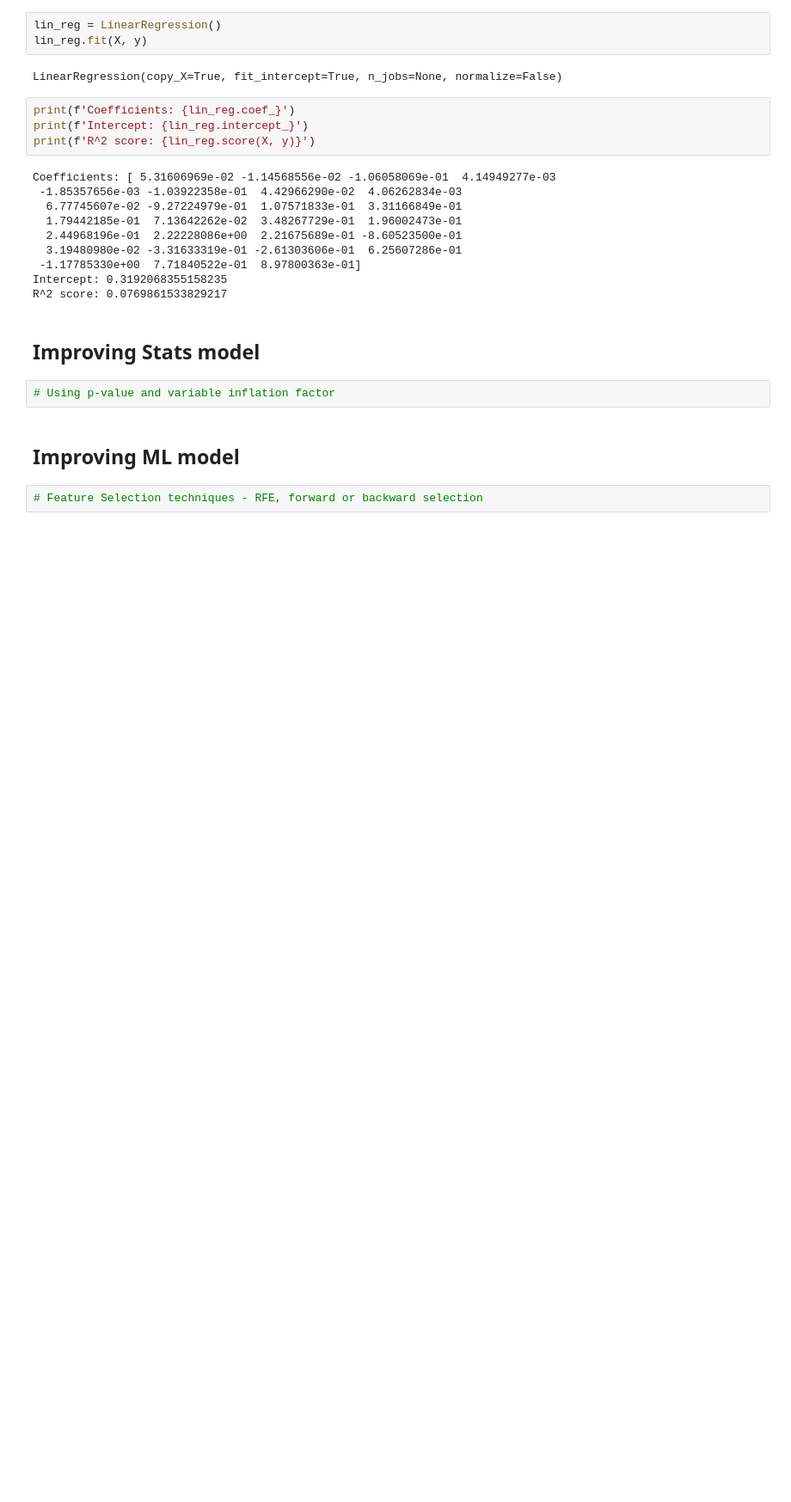
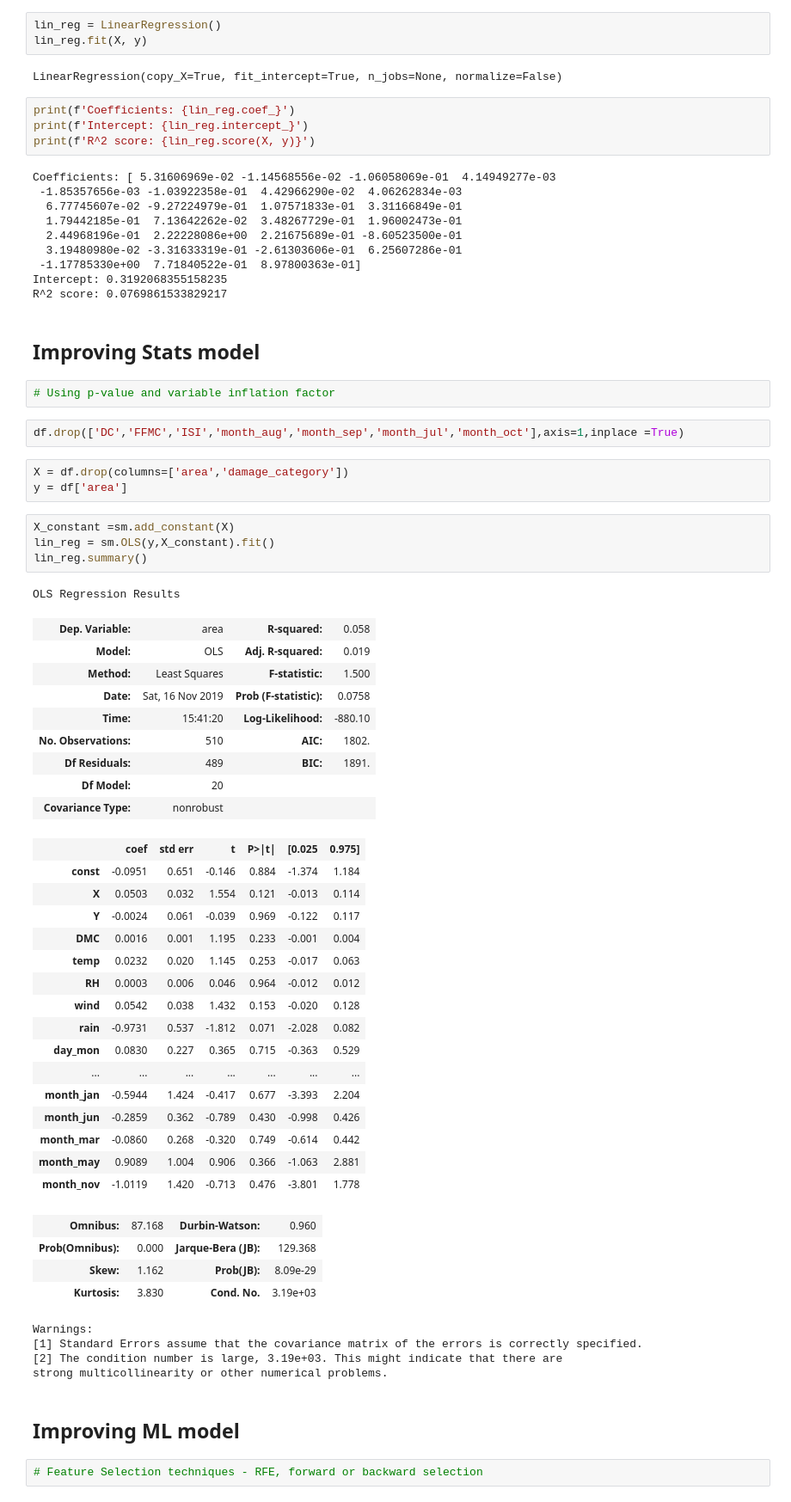
Before and after one commit to p-s-vishnu/forestfire-impact-prediction, a Jupyter notebook: forestfire-impact-prediction.ipynb, the cells around one changed output. Shown at 86% size. Cells and saved outputs as stored; diff of their text form; blank space fills up the shorter version.

Commit message:
changes in Statics and ML model

```diff
--- a/forestfire-impact-prediction.ipynb
+++ b/forestfire-impact-prediction.ipynb
@@ -579,6 +593,50 @@ R^2 score: 0.0769861533829217
 ## Improving Stats model
 # %%
 # Using p-value and variable inflation factor
+# %%
+df.drop(['DC','FFMC','ISI','month_aug','month_sep','month_jul','month_oct'],axis=1,inplace =True)
+# %%
+X = df.drop(columns=['area','damage_category'])
+y = df['area']
+# %%
+X_constant =sm.add_constant(X)
+lin_reg = sm.OLS(y,X_constant).fit()
+lin_reg.summary()
+# %% [output]
+OLS Regression Results
+| Dep. Variable: | area | R-squared: | 0.058 |
+| Model: | OLS | Adj. R-squared: | 0.019 |
+| Method: | Least Squares | F-statistic: | 1.500 |
+| Date: | Sat, 16 Nov 2019 | Prob (F-statistic): | 0.0758 |
+| Time: | 15:41:20 | Log-Likelihood: | -880.10 |
+| No. Observations: | 510 | AIC: | 1802. |
+| Df Residuals: | 489 | BIC: | 1891. |
+| Df Model: | 20 |  |  |
+| Covariance Type: | nonrobust |  |  |
+|  | coef | std err | t | P>|t| | [0.025 | 0.975] |
+| const | -0.0951 | 0.651 | -0.146 | 0.884 | -1.374 | 1.184 |
+| X | 0.0503 | 0.032 | 1.554 | 0.121 | -0.013 | 0.114 |
+| Y | -0.0024 | 0.061 | -0.039 | 0.969 | -0.122 | 0.117 |
+| DMC | 0.0016 | 0.001 | 1.195 | 0.233 | -0.001 | 0.004 |
+| temp | 0.0232 | 0.020 | 1.145 | 0.253 | -0.017 | 0.063 |
+| RH | 0.0003 | 0.006 | 0.046 | 0.964 | -0.012 | 0.012 |
+| wind | 0.0542 | 0.038 | 1.432 | 0.153 | -0.020 | 0.128 |
+| rain | -0.9731 | 0.537 | -1.812 | 0.071 | -2.028 | 0.082 |
+| day_mon | 0.0830 | 0.227 | 0.365 | 0.715 | -0.363 | 0.529 |
+| ... | ... | ... | ... | ... | ... | ... |
+| month_jan | -0.5944 | 1.424 | -0.417 | 0.677 | -3.393 | 2.204 |
+| month_jun | -0.2859 | 0.362 | -0.789 | 0.430 | -0.998 | 0.426 |
+| month_mar | -0.0860 | 0.268 | -0.320 | 0.749 | -0.614 | 0.442 |
+| month_may | 0.9089 | 1.004 | 0.906 | 0.366 | -1.063 | 2.881 |
+| month_nov | -1.0119 | 1.420 | -0.713 | 0.476 | -3.801 | 1.778 |
+| Omnibus: | 87.168 | Durbin-Watson: | 0.960 |
+| Prob(Omnibus): | 0.000 | Jarque-Bera (JB): | 129.368 |
+| Skew: | 1.162 | Prob(JB): | 8.09e-29 |
+| Kurtosis: | 3.830 | Cond. No. | 3.19e+03 |
+Warnings:
+[1] Standard Errors assume that the covariance matrix of the errors is correctly specified.
+[2] The condition number is large, 3.19e+03. This might indicate that there are
+strong multicollinearity or other numerical problems.
 # %% [markdown]
 ## Improving ML model
 # %%
```
Also changed, not shown: parts of 4 cells of this notebook.
